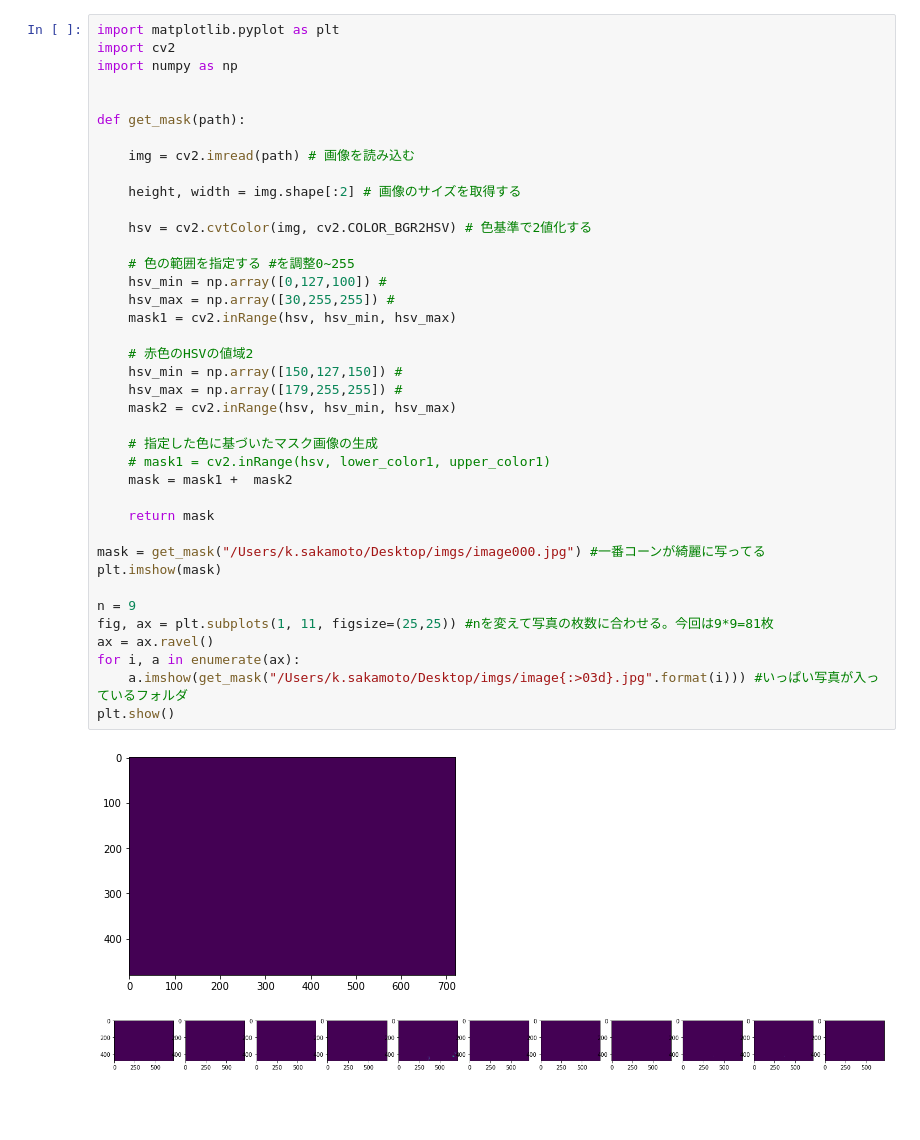
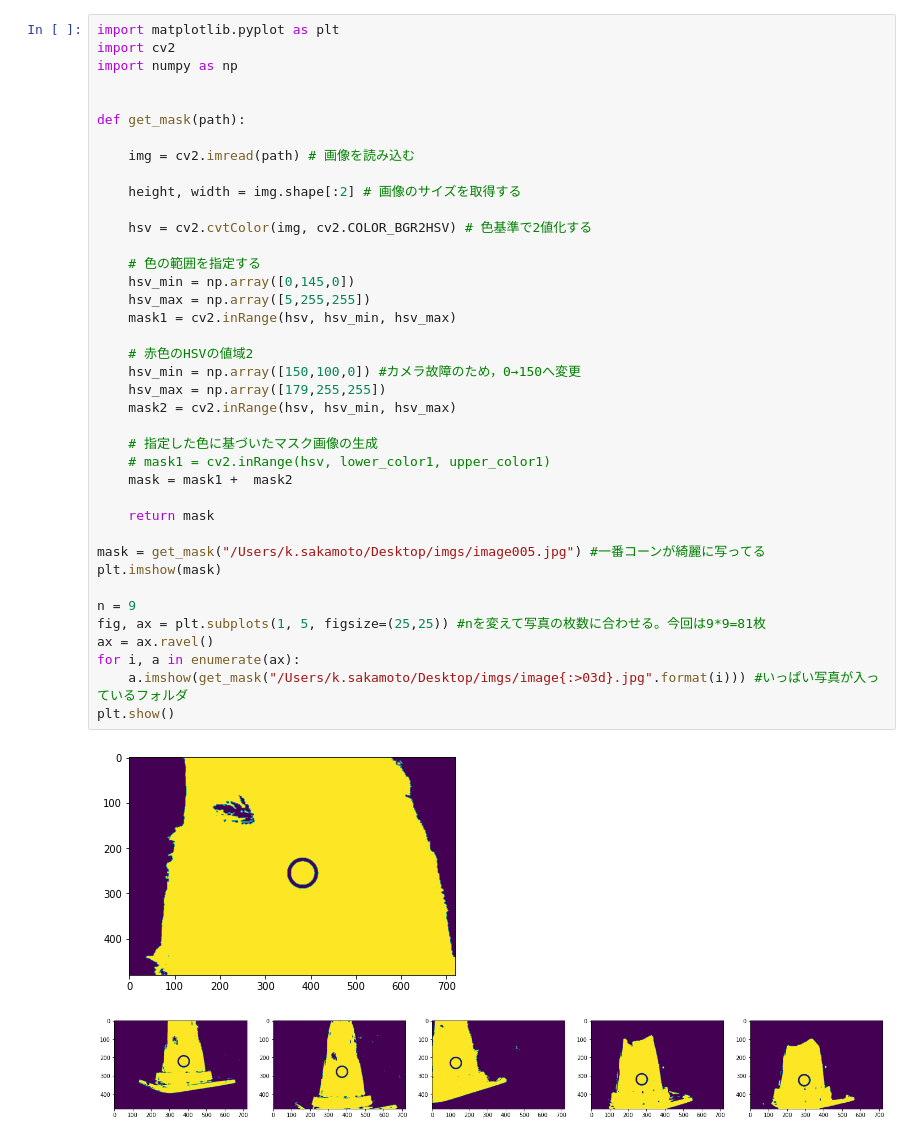
Before and after one commit to tossyy/cansat2022, a Jupyter notebook: main/best_color.ipynb, the cells around one changed output. Cells and saved outputs as stored; diff of their text form; blank space fills up the shorter version.

```diff
--- a/main/best_color.ipynb
+++ b/main/best_color.ipynb
@@ -4,39 +4,39 @@ import cv2
 import numpy as np
 
 
 def get_mask(path):
 
     img = cv2.imread(path) # 画像を読み込む
 
     height, width = img.shape[:2] # 画像のサイズを取得する
 
     hsv = cv2.cvtColor(img, cv2.COLOR_BGR2HSV) # 色基準で2値化する
 
-    # 色の範囲を指定する #を調整0~255
-    hsv_min = np.array([0,127,100]) #
-    hsv_max = np.array([30,255,255]) #
+    # 色の範囲を指定する
+    hsv_min = np.array([0,145,0])
+    hsv_max = np.array([5,255,255])
     mask1 = cv2.inRange(hsv, hsv_min, hsv_max)
 
     # 赤色のHSVの値域2
-    hsv_min = np.array([150,127,150]) #
-    hsv_max = np.array([179,255,255]) #
+    hsv_min = np.array([150,100,0]) #カメラ故障のため，0→150へ変更
+    hsv_max = np.array([179,255,255])
     mask2 = cv2.inRange(hsv, hsv_min, hsv_max)
 
     # 指定した色に基づいたマスク画像の生成
     # mask1 = cv2.inRange(hsv, lower_color1, upper_color1)
     mask = mask1 +  mask2
 
     return mask
 
-mask = get_mask("/Users/k.sakamoto/Desktop/imgs/image000.jpg") #一番コーンが綺麗に写ってる
+mask = get_mask("/Users/k.sakamoto/Desktop/imgs/image005.jpg") #一番コーンが綺麗に写ってる
 plt.imshow(mask)
 
 n = 9
-fig, ax = plt.subplots(1, 11, figsize=(25,25)) #nを変えて写真の枚数に合わせる。今回は9*9=81枚
+fig, ax = plt.subplots(1, 5, figsize=(25,25)) #nを変えて写真の枚数に合わせる。今回は9*9=81枚
 ax = ax.ravel()
 for i, a in enumerate(ax):
     a.imshow(get_mask("/Users/k.sakamoto/Desktop/imgs/image{:>03d}.jpg".format(i))) #いっぱい写真が入っているフォルダ
 plt.show()
 # %% [output]
-[figure, old version]
+[figure, new version]
-[figure, old version]
+[figure, new version]
```
Also changed, not shown: 2 other files.
